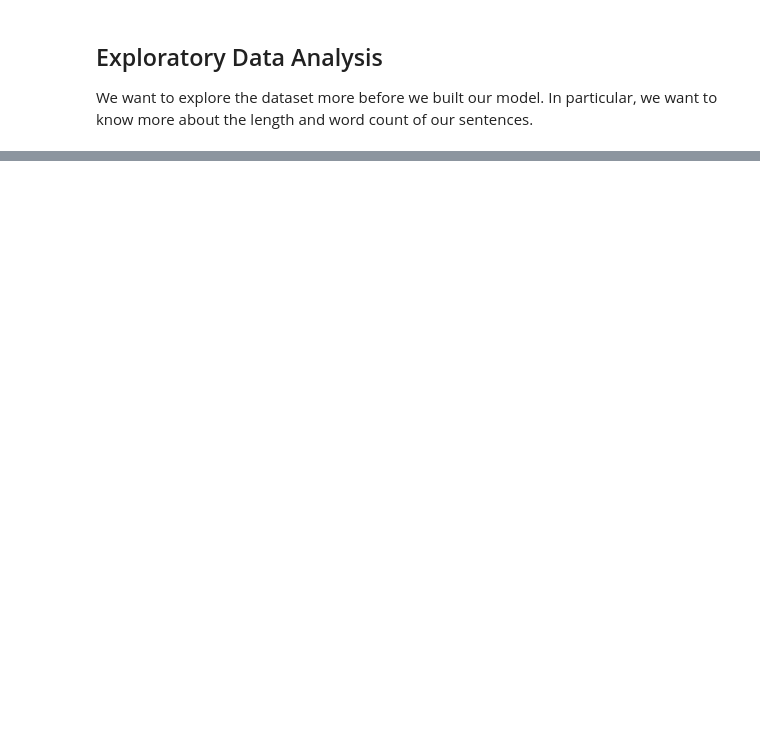
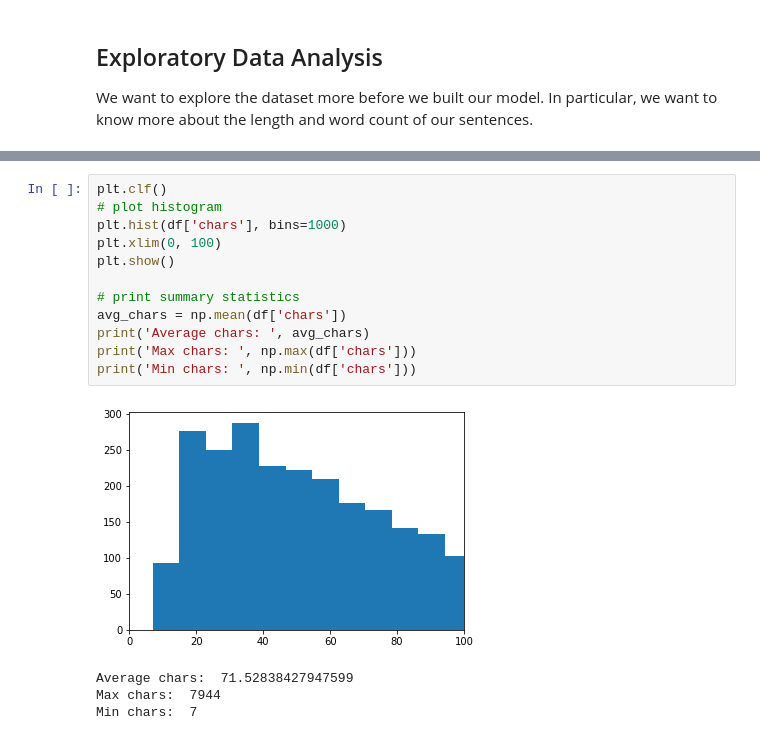
Before and after one commit to cjhammons/Sentence-Sentiment-Analysis-of-Reviews, a Jupyter notebook: report.ipynb, the cells around one changed output, grey strips where cells are left out. Drawn from its saved outputs; the diff is of its cells as text; blank space fills up the shorter version.

```diff
--- a/report.ipynb
+++ b/report.ipynb
@@ -156,0 +113,17 @@ print('Min words: ', np.min(df['words']))
+# %%
+plt.clf()
+# plot histogram
+plt.hist(df['chars'], bins=1000)
+plt.xlim(0, 100)
+plt.show()
+
+# print summary statistics
+avg_chars = np.mean(df['chars'])
+print('Average chars: ', avg_chars)
+print('Max chars: ', np.max(df['chars']))
+print('Min chars: ', np.min(df['chars']))
+# %% [output]
+[figure, added]
+Average chars:  71.52838427947599
+Max chars:  7944
+Min chars:  7
```
Also changed, not shown: parts of 38 cells of this notebook, 2 other files.
